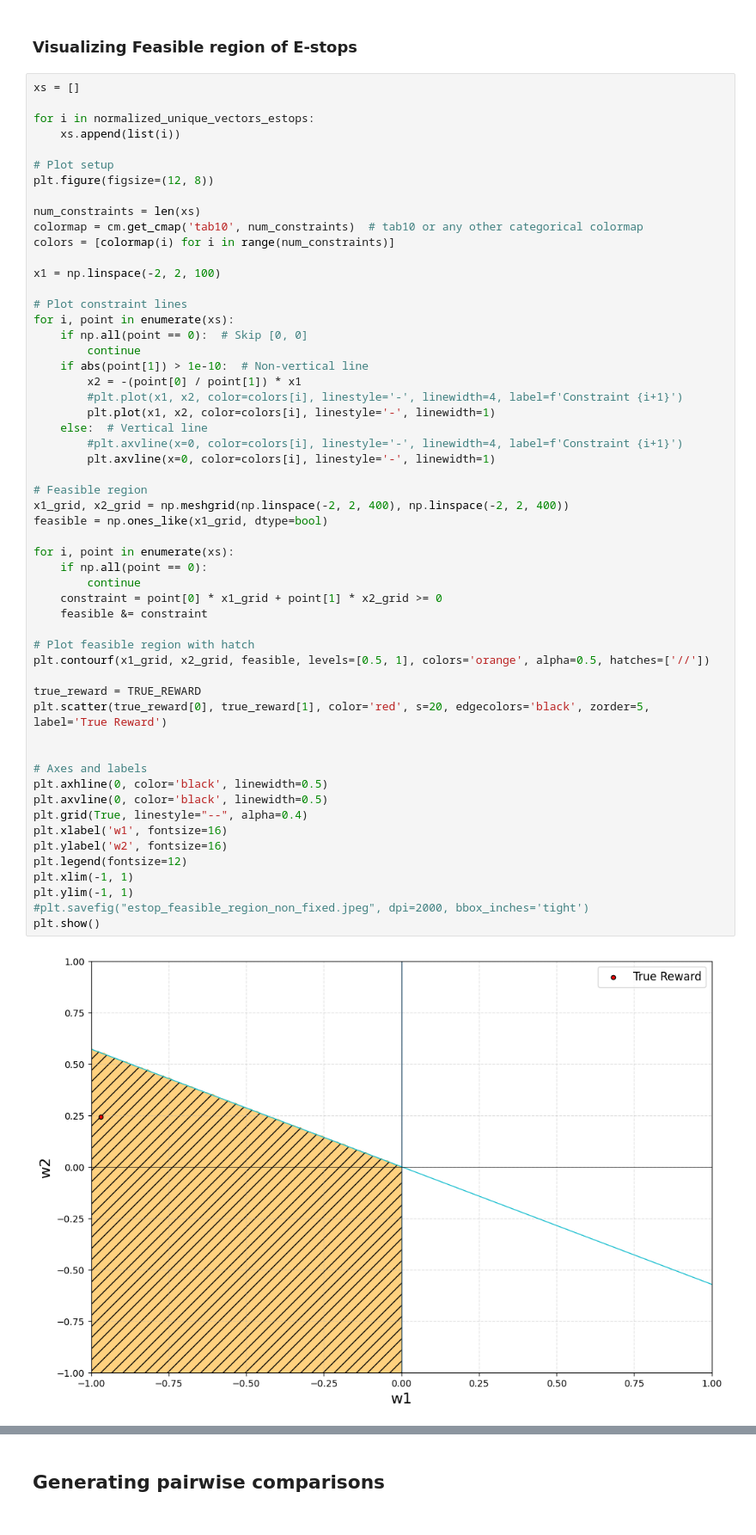
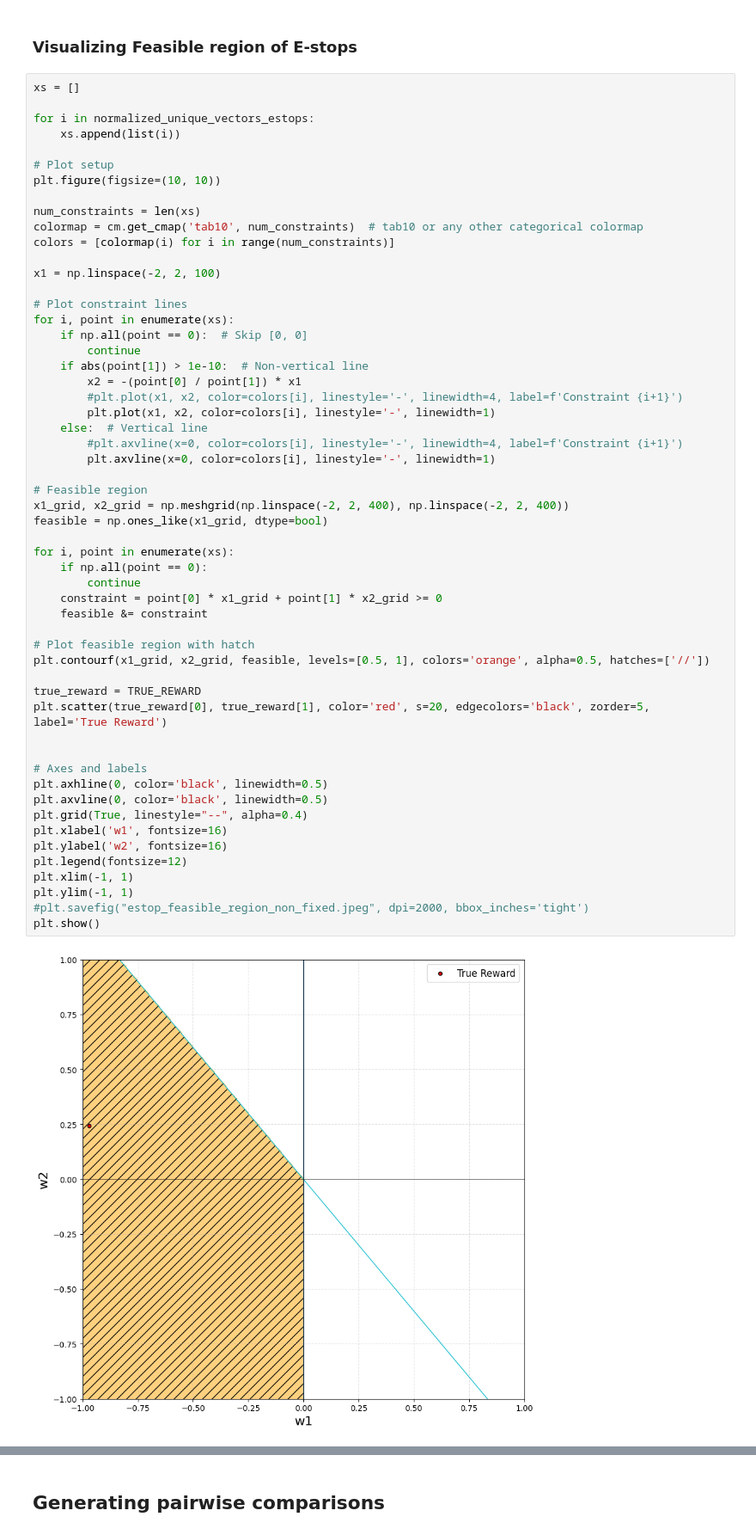
Before and after one commit to Alilarian/machine-teaching-irl, a Jupyter notebook: data_generation/visualizing_constraints.ipynb, the cells around one changed output, grey strips where cells are left out. Shown at 86% size. Cells and saved outputs as stored; diff of their text form.

Commit message:
update the graph to be same color size

```diff
--- a/data_generation/visualizing_constraints.ipynb
+++ b/data_generation/visualizing_constraints.ipynb
@@ -326,7 +326,7 @@ for i in normalized_unique_vectors_estops:
     xs.append(list(i))
 
 # Plot setup
-plt.figure(figsize=(12, 8))
+plt.figure(figsize=(10, 10))
 
 num_constraints = len(xs)
 colormap = cm.get_cmap('tab10', num_constraints)  # tab10 or any other categorical colormap
@@ -348,34 +348,34 @@ for i, point in enumerate(xs):
 
 # Feasible region
 x1_grid, x2_grid = np.meshgrid(np.linspace(-2, 2, 400), np.linspace(-2, 2, 400))
 feasible = np.ones_like(x1_grid, dtype=bool)
 
 for i, point in enumerate(xs):
     if np.all(point == 0):
         continue
     constraint = point[0] * x1_grid + point[1] * x2_grid >= 0
     feasible &= constraint
 
 # Plot feasible region with hatch
 plt.contourf(x1_grid, x2_grid, feasible, levels=[0.5, 1], colors='orange', alpha=0.5, hatches=['//'])
 
 true_reward = TRUE_REWARD
 plt.scatter(true_reward[0], true_reward[1], color='red', s=20, edgecolors='black', zorder=5, label='True Reward')
 
 
 # Axes and labels
 plt.axhline(0, color='black', linewidth=0.5)
 plt.axvline(0, color='black', linewidth=0.5)
 plt.grid(True, linestyle="--", alpha=0.4)
 plt.xlabel('w1', fontsize=16)
 plt.ylabel('w2', fontsize=16)
 plt.legend(fontsize=12)
 plt.xlim(-1, 1)
 plt.ylim(-1, 1)
 #plt.savefig("estop_feasible_region_non_fixed.jpeg", dpi=2000, bbox_inches='tight')
 plt.show()
 # %% [output]
-[figure, old version]
+[figure, new version]
 # %%
 print(f"Total feasible points: {np.sum(feasible)}")
 print(f"Feasible region exists: {np.any(feasible)}")
```
Also changed, not shown: parts of 8 cells of this notebook.
